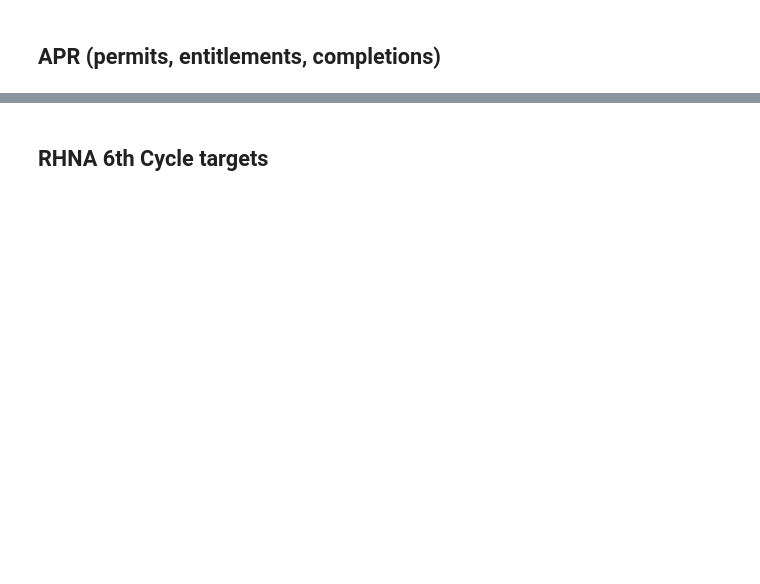
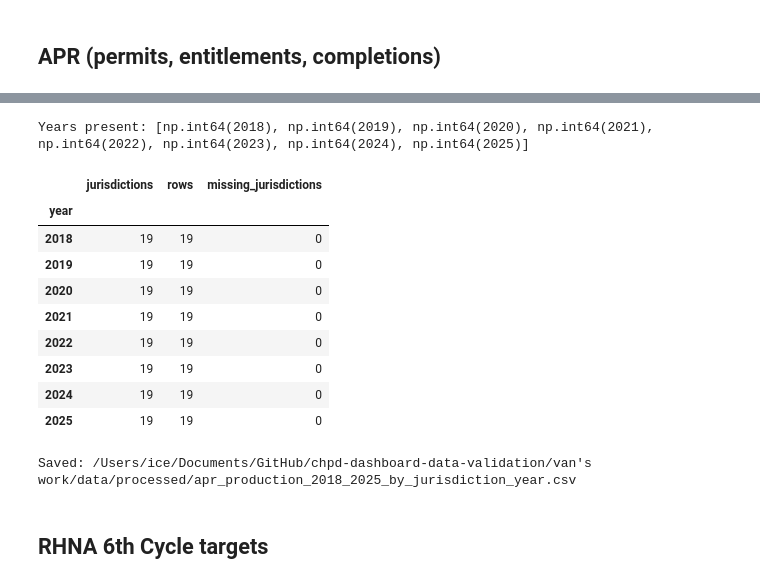
Before and after one commit to laurenthanhvo/chpd-dashboard-data-validation, a Jupyter notebook: van's work/notebooks/rhna_housing_production.ipynb, the cells around one changed output, grey strips where cells are left out. Drawn from its saved outputs; the diff is of its cells as text; code cells hidden in the pictures; blank space fills up the shorter version.

```diff
--- a/van's work/notebooks/rhna_housing_production.ipynb
+++ b/van's work/notebooks/rhna_housing_production.ipynb
@@ -166,3 +263,38 @@ production_by_year
+# %%
+years_present = sorted(production_history["year"].dropna().unique())
+years_missing = sorted(set(APR_YEARS) - set(years_present))
+print("Years present:", years_present)
+if years_missing:
+    print("Years missing entirely from the pull:", years_missing)
+
+coverage = (
+    production_history
+    .groupby("year")["jur_clean"]
+    .agg(jurisdictions="nunique", rows="count")
+    .reindex(APR_YEARS)
+)
+coverage["missing_jurisdictions"] = coverage["jurisdictions"].apply(
+    lambda n: 19 - n if pd.notna(n) else 19
+)
+coverage
+# %% [output]
+Years present: [np.int64(2018), np.int64(2019), np.int64(2020), np.int64(2021), np.int64(2022), np.int64(2023), np.int64(2024), np.int64(2025)]
+|  | jurisdictions | rows | missing_jurisdictions |
+| year |  |  |  |
+| 2018 | 19 | 19 | 0 |
+| 2019 | 19 | 19 | 0 |
+| 2020 | 19 | 19 | 0 |
+| 2021 | 19 | 19 | 0 |
+| 2022 | 19 | 19 | 0 |
+| 2023 | 19 | 19 | 0 |
+| 2024 | 19 | 19 | 0 |
+| 2025 | 19 | 19 | 0 |
+# %%
+history_output_path = PROCESSED_DIR / f"apr_production_{APR_START_YEAR}_{TARGET_YEAR}_by_jurisdiction_year.csv"
+production_history.to_csv(history_output_path, index=False)
+print("Saved:", history_output_path)
+# %% [output]
+Saved: /Users/ice/Documents/GitHub/chpd-dashboard-data-validation/van's work/data/processed/apr_production_2018_2025_by_jurisdiction_year.csv
 # %% [markdown]
 ## RHNA 6th Cycle targets
 # %%
```
Also changed, not shown: parts of 28 cells of this notebook, 2 other files.
